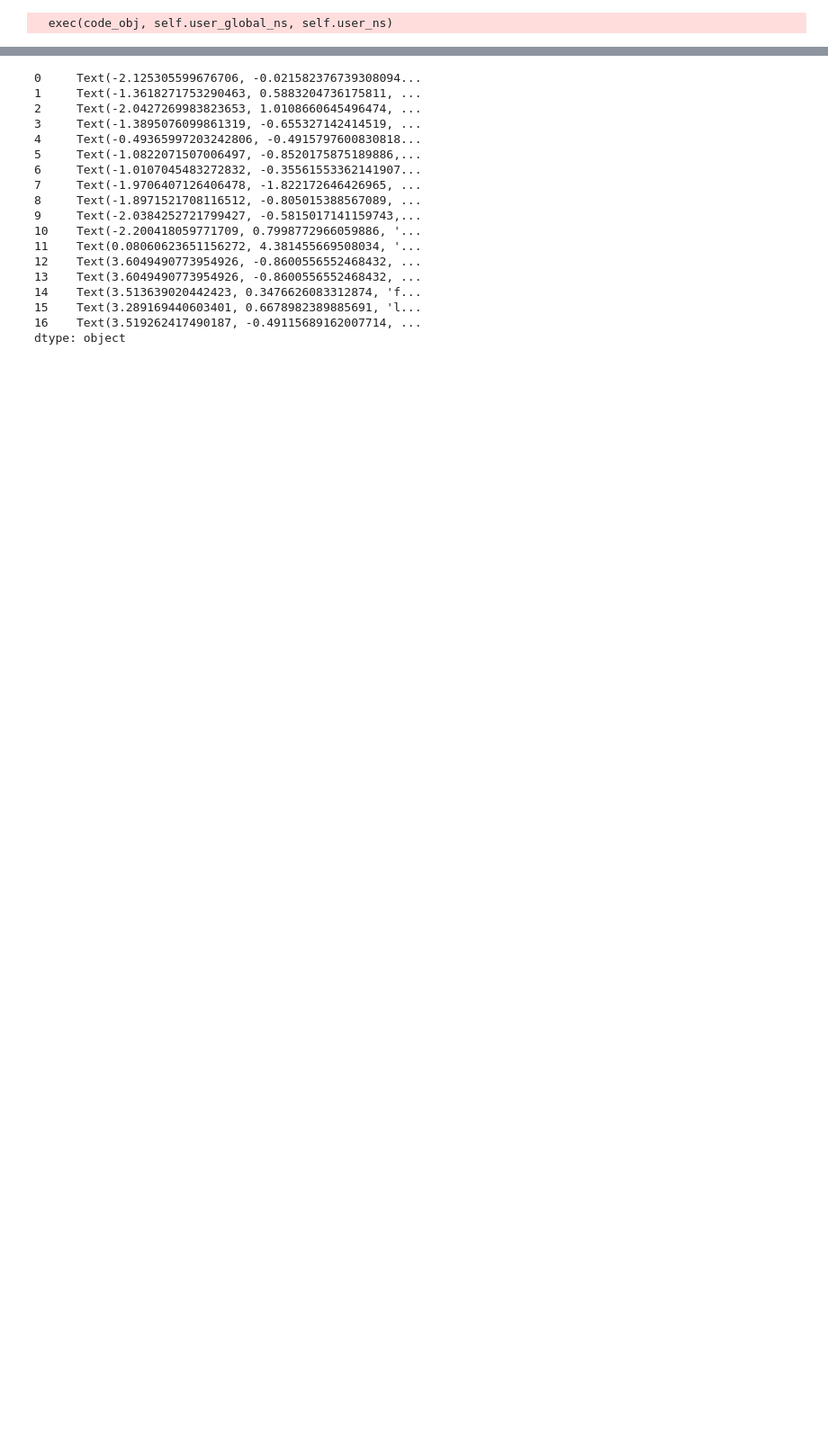
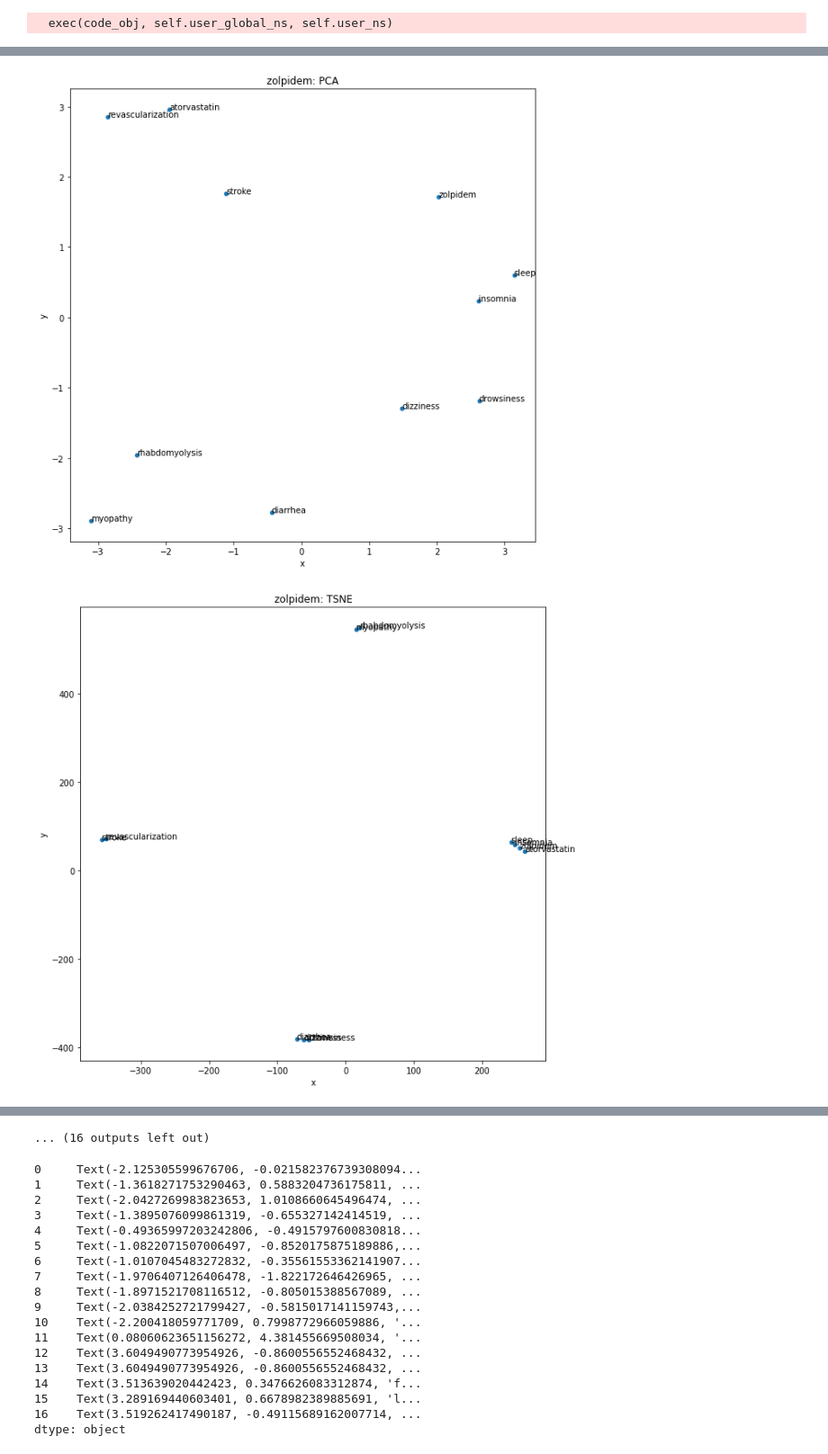
Before and after one commit to nlei1/nlp-notebooks, a Jupyter notebook: reddit_finetuned_biowordvec.ipynb, the cells around one changed output, grey strips where cells are left out. Shown at 90% size. Saved outputs shown, nothing was run; the diff lists cells and outputs as text; code cells hidden in the pictures; blank space fills up the shorter version.

```diff
--- a/reddit_finetuned_biowordvec.ipynb
+++ b/reddit_finetuned_biowordvec.ipynb
@@ -119,8 +123,2 @@ def plot_with_labels(drug_name, pca=True, p_perplexity=1, p_n_iter=1000, n_compo
 # %% [output]
   exec(code_obj, self.user_global_ns, self.user_ns)
-# %%
-for drug in ind_dct:
-  print("\n\n" + drug + ":")
-  print(model.most_similar(positive=[drug, 'sideeffects'], negative=['medication', 'name'], topn=10))
-
-  # for drug X: how do we eliminate words with prefix of X?
@@ -210,0 +173,32 @@ plot_with_labels('melatonin', False)
+# %%
+# sensitivity
+
+new_url = "https://raw.githubusercontent.com/nlei1/csvs-for-proj/main/drugs-side-effects-4.csv"
+new_df = pd.read_csv(new_url, header=None, error_bad_lines=False)
+insomnia_drug_names2 = new_df[0].tolist()
+ind_dct2 = {k: v for v, k in enumerate(insomnia_drug_names2)}
+
+def get_words2(drug_name):
+  return [incom for incom in new_df.iloc[ind_dct2[drug_name]] if str(incom) != 'nan']
+
+def plot_with_labels2(drug_name, pca=True, p_perplexity=1, p_n_iter=1000, n_components=2):
+  words_lst = get_words2(drug_name)
+  embeddings_lst = get_embeddings(words_lst)
+  if pca:
+    post_reduction = get_pca(embeddings_lst, n_components)
+  else:
+    post_reduction = get_tsne(embeddings_lst, p_perplexity, p_n_iter, n_components)
+  post_reduction_annotated = post_reduction.join(pd.DataFrame(words_lst, columns=['label']))
+  title_str = drug_name + (": PCA" if pca else ": TSNE")
+  ax = post_reduction_annotated.plot(x='x',y='y',kind='scatter',figsize=(10,10), title=title_str)
+  post_reduction_annotated[['x','y','label']].apply(lambda x: ax.text(*x),axis=1)
+
+def plot_insomnia_drugs2():
+  for drug in insomnia_drug_names2:
+    plot_with_labels2(drug)
+    plot_with_labels2(drug, False)
+
+plot_insomnia_drugs2()
+# %% [output]
+[figure, added]
+[figure, added]
@@ -211,3 +215,4 @@ plot_with_labels('melatonin', False)
+... (16 outputs left out)
 # %%
 words_lst = df[0].tolist() + ['atorvastatin', 'fluvastatin', 'lovastatin', 'pravastatin']
 embeddings_lst = get_embeddings(words_lst)
```
Also changed, not shown: parts of 22 cells of this notebook.
